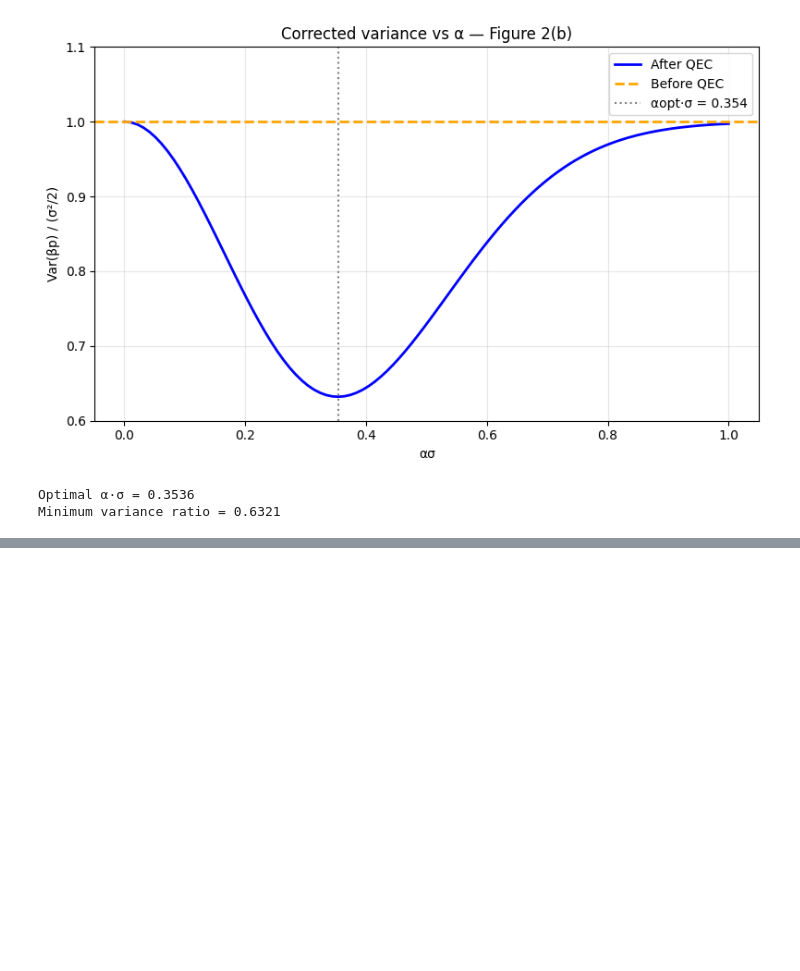
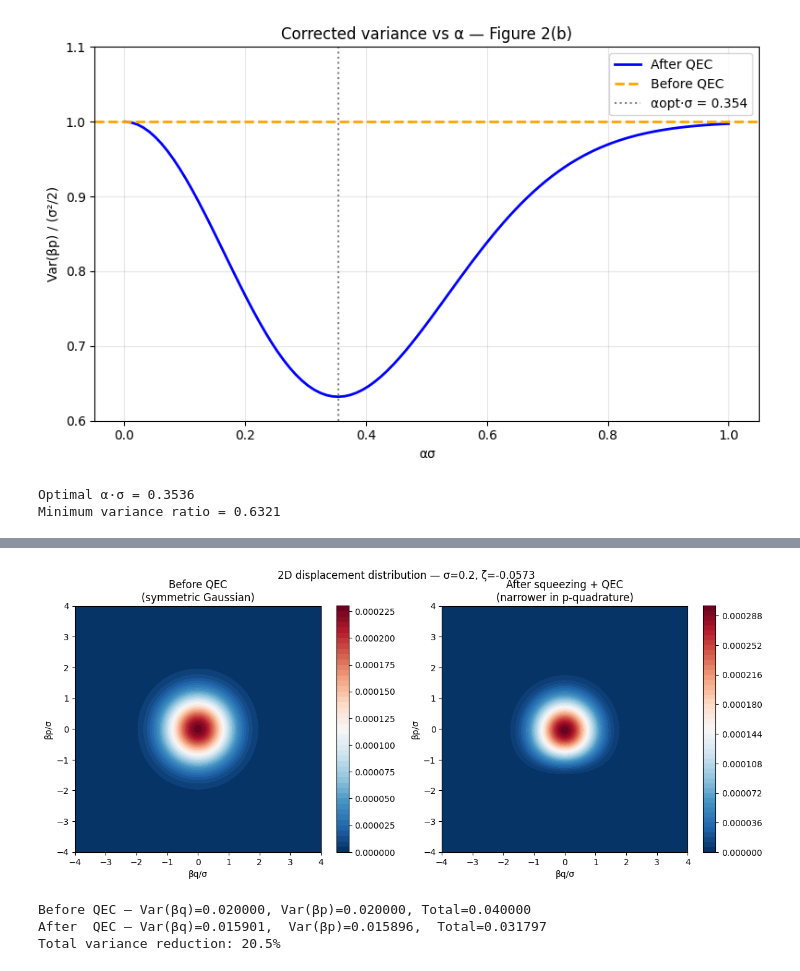
Before and after one commit to neginrazian/CV-QEC, a Jupyter notebook: cv_qec.ipynb, the cells around one changed output, grey strips where cells are left out. Cells and saved outputs as stored; diff of their text form; code cells hidden in the pictures; blank space fills up the shorter version.

```diff
--- a/cv_qec.ipynb
+++ b/cv_qec.ipynb
@@ -174,0 +257,70 @@ Minimum variance ratio = 0.6321
+# %%
+# 2D corrected displacement distribution
+
+sigma = 0.2
+zeta  = zeta_opt
+
+# Squeezed noise strengths
+sigma_q = sigma * np.exp(2*zeta)
+sigma_p = sigma * np.exp(-2*zeta)
+
+# Optimal alpha in squeezed frame
+alpha_opt_sq = 1 / (np.sqrt(8) * sigma_p)
+
+# Mean correction
+beta_bar = 2 * alpha_opt_sq * sigma_p**2 * np.exp(-4 * alpha_opt_sq**2 * sigma_p**2)
+
+# Grid
+bq = np.linspace(-4*sigma, 4*sigma, 300)
+bp = np.linspace(-4*sigma, 4*sigma, 300)
+BQ, BP = np.meshgrid(bq, bp)
+
+# Before QEC — symmetric Gaussian
+P_before = G(BQ, sigma) * G(BP, sigma)
+
+# After QEC — filtered and corrected
+P_after = (G(BQ, sigma_q) *
+           G(BP + beta_bar, sigma_p) *
+           (1 + np.sin(4 * alpha_opt_sq * (BP + beta_bar))))
+
+# Normalize
+P_before /= np.sum(P_before)
+P_after  /= np.sum(P_after)
+
+# Plot
+fig, axes = plt.subplots(1, 2, figsize=(12, 5))
+
+# Before
+cont0 = axes[0].contourf(BQ/sigma, BP/sigma, P_before, levels=50, cmap='RdBu_r')
+plt.colorbar(cont0, ax=axes[0])
+axes[0].set_title('Before QEC\n(symmetric Gaussian)')
+axes[0].set_xlabel('βq/σ')
+axes[0].set_ylabel('βp/σ')
+axes[0].set_aspect('equal')
+
+# After
+cont1 = axes[1].contourf(BQ/sigma, BP/sigma, P_after, levels=50, cmap='RdBu_r')
+plt.colorbar(cont1, ax=axes[1])
+axes[1].set_title('After squeezing + QEC\n(narrower in p-quadrature)')
+axes[1].set_xlabel('βq/σ')
+axes[1].set_ylabel('βp/σ')
+axes[1].set_aspect('equal')
+
+plt.suptitle(f'2D displacement distribution — σ={sigma}, ζ={zeta:.4f}')
+plt.tight_layout()
+plt.show()
+
+# Print variances
+var_q_before = np.sum(BQ**2 * P_before)
+var_p_before = np.sum(BP**2 * P_before)
+var_q_after  = np.sum(BQ**2 * P_after)
+var_p_after  = np.sum(BP**2 * P_after)
+
+print(f"Before QEC — Var(βq)={var_q_before:.6f}, Var(βp)={var_p_before:.6f}, Total={var_q_before+var_p_before:.6f}")
+print(f"After  QEC — Var(βq)={var_q_after:.6f},  Var(βp)={var_p_after:.6f},  Total={var_q_after+var_p_after:.6f}")
+print(f"Total variance reduction: {(1-(var_q_after+var_p_after)/(var_q_before+var_p_before))*100:.1f}%")
+# %% [output]
+[figure, added]
+Before QEC — Var(βq)=0.020000, Var(βp)=0.020000, Total=0.040000
+After  QEC — Var(βq)=0.015901,  Var(βp)=0.015896,  Total=0.031797
+Total variance reduction: 20.5%
```
Also changed, not shown: parts of 6 cells of this notebook.
